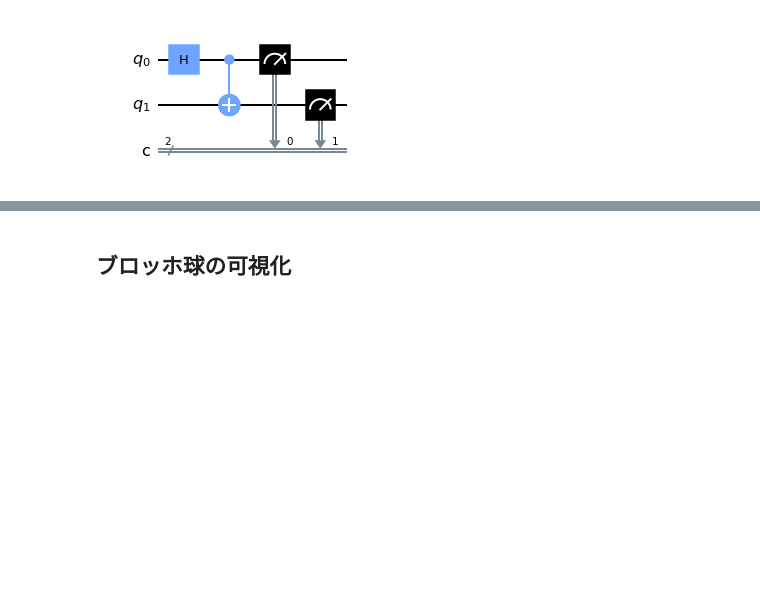
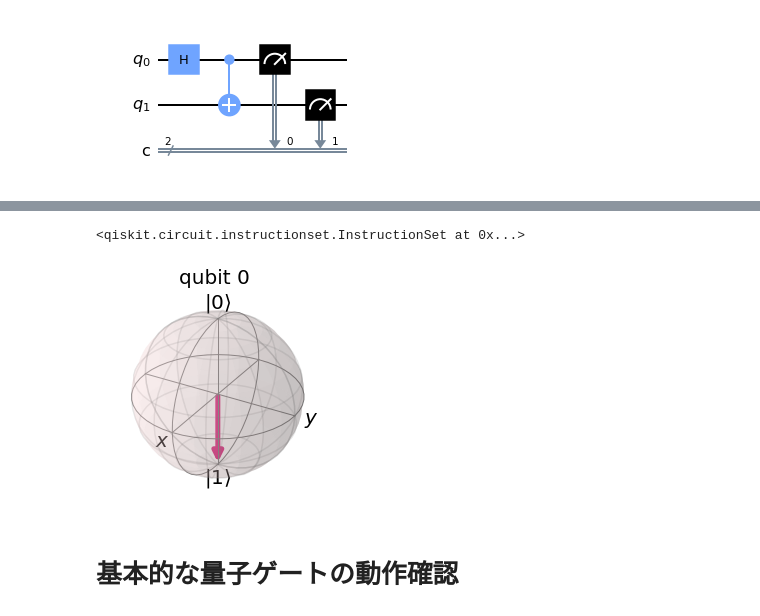
Before and after one commit to okn-yu/QC, a Jupyter notebook: Basic_Instructions.ipynb, the cells around one changed output, grey strips where cells are left out. Drawn from its saved outputs; the diff is of its cells as text; code cells hidden in the pictures; blank space fills up the shorter version.

```diff
--- a/Basic_Instructions.ipynb
+++ b/Basic_Instructions.ipynb
@@ -58,2 +67,14 @@ plot_histogram(counts)
+# %%
+initial_state = [0, 1]
+
+qc = QuantumCircuit(1) # qcを再定義する必要があります。
+qc.initialize(initial_state, 0) # `initial_state`状態の0番目の量子ビットを初期化します。
+# %% [output]
+<qiskit.circuit.instructionset.InstructionSet at 0x...>
+# %%
+state = Statevector.from_instruction(qc)
+plot_bloch_multivector(state)
+# %% [output]
+[figure, added]
 # %% [markdown]
-## ブロッホ球の可視化
+# 基本的な量子ゲートの動作確認
```
Also changed, not shown: parts of 22 cells of this notebook.
